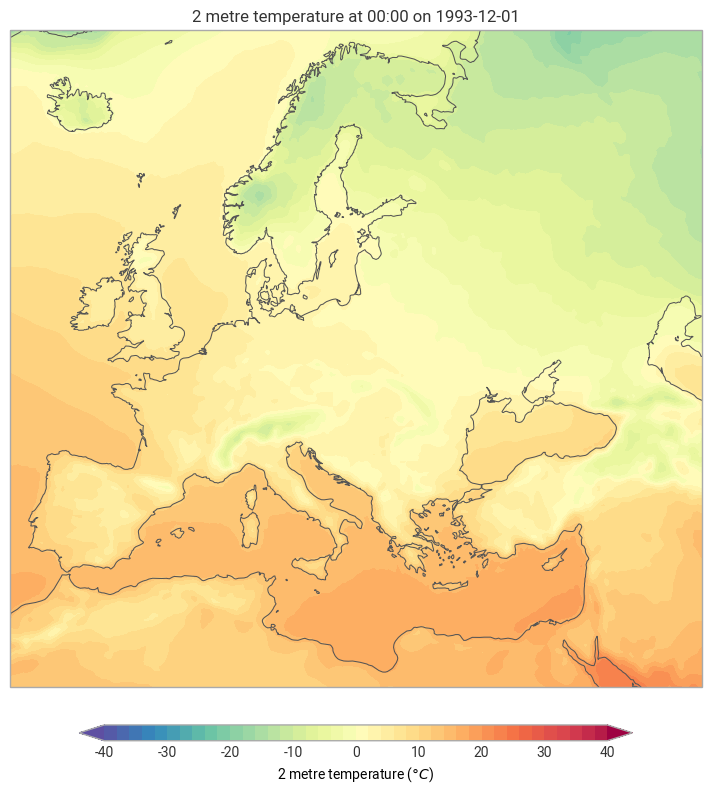
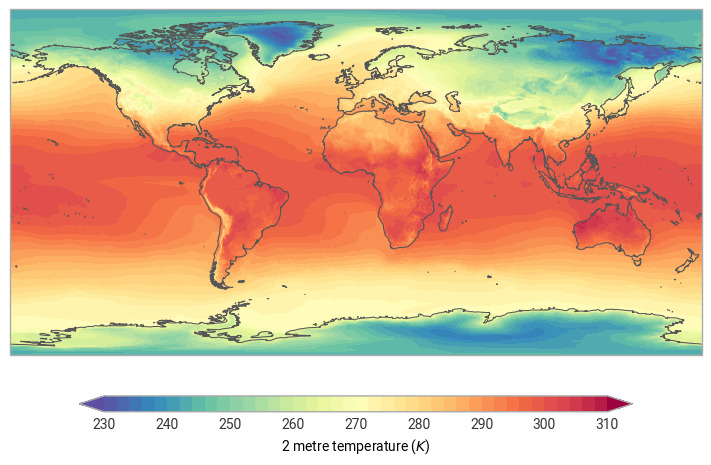
The notebook cell's code change between the first figure and the second:
--- before
+++ after
@@ -1 +1 @@
-ekp.geo.plot(era5_2t, domain="Europe", units="celsius")
+ekp.geo.plot(era5_2t)

Commit: Adds new docs examples and thumbnails